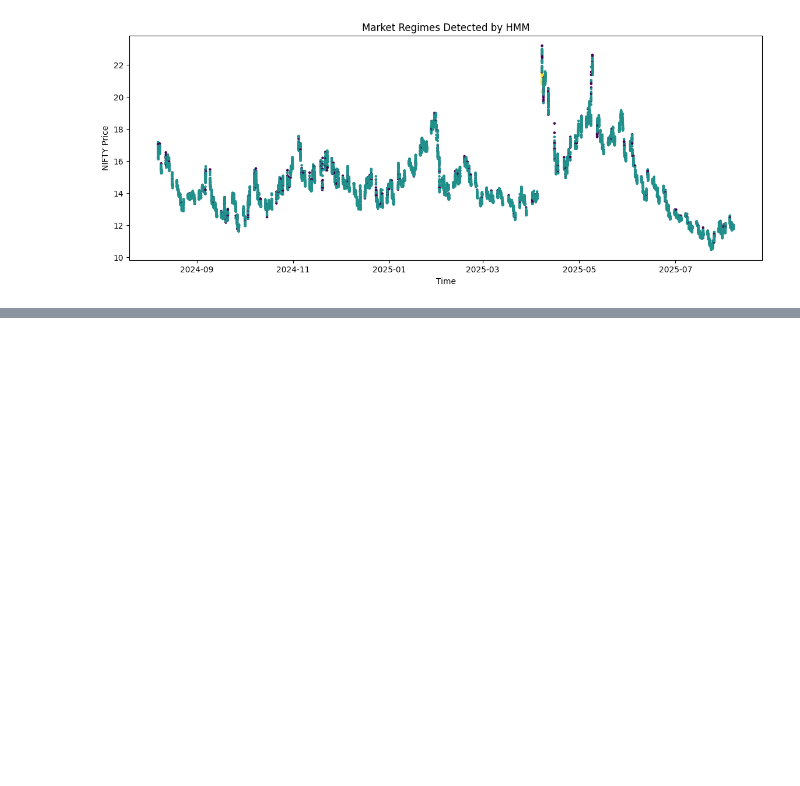
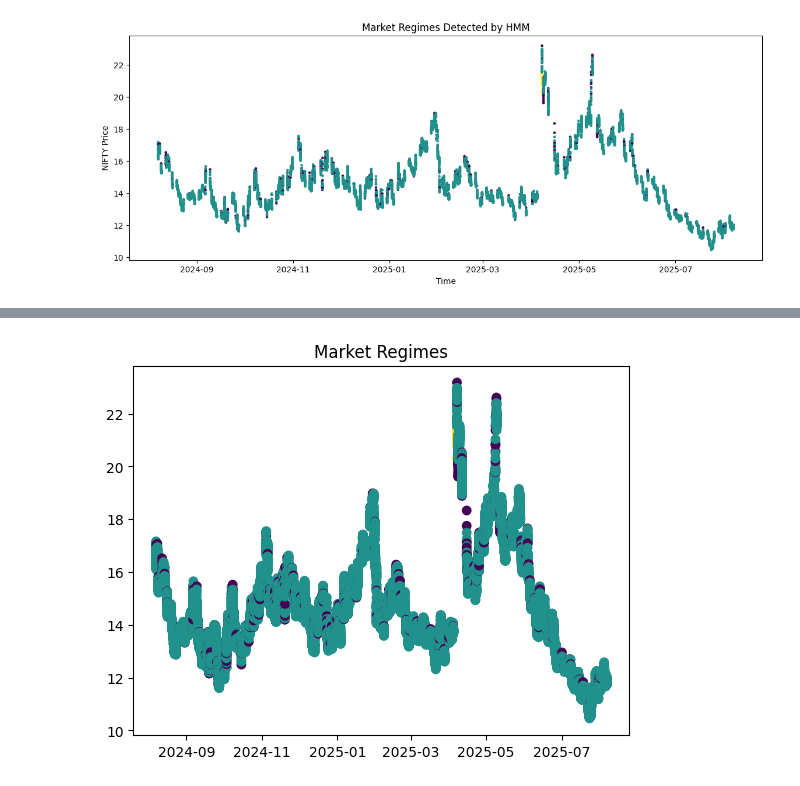
Before and after one commit to Dhruvsh02/quant-trading-system, a Jupyter notebook: notebooks/05_regime_detection.ipynb, the cells around one changed output, grey strips where cells are left out. Drawn from its saved outputs; the diff is of its cells as text; code cells hidden in the pictures; blank space fills up the shorter version.

Commit message:
added plots,models and results

```diff
--- a/notebooks/05_regime_detection.ipynb
+++ b/notebooks/05_regime_detection.ipynb
@@ -129,3 +129,11 @@ regime_map = {
 df["regime_label"] = df["regime"].map(regime_map)
 # %%
 df.to_csv("../data/nifty_regime_5min.csv", index=False)
+# %%
+plt.scatter(df["datetime"], df["spot_close"], c=df["regime"])
+plt.title("Market Regimes")
+
+plt.savefig("../plots/regime_overlay.png", dpi=150, bbox_inches="tight")
+plt.show()
+# %% [output]
+[figure, added]
```
Also changed, not shown: parts of 3 cells of this notebook, 19 other files.
